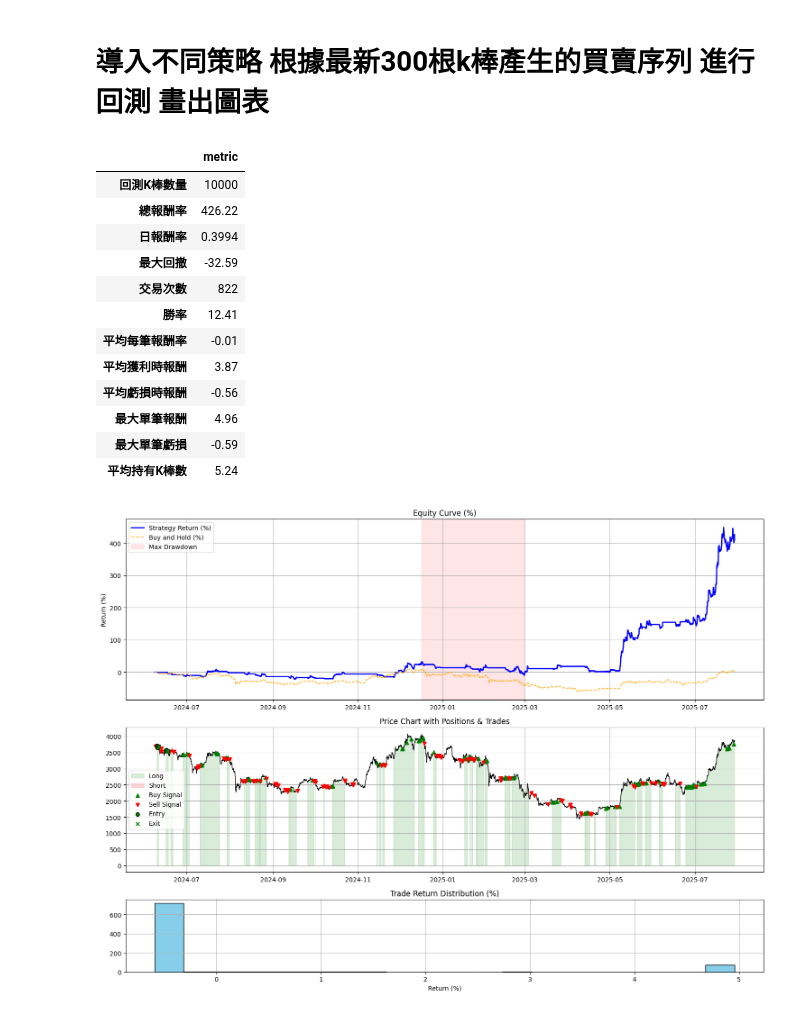
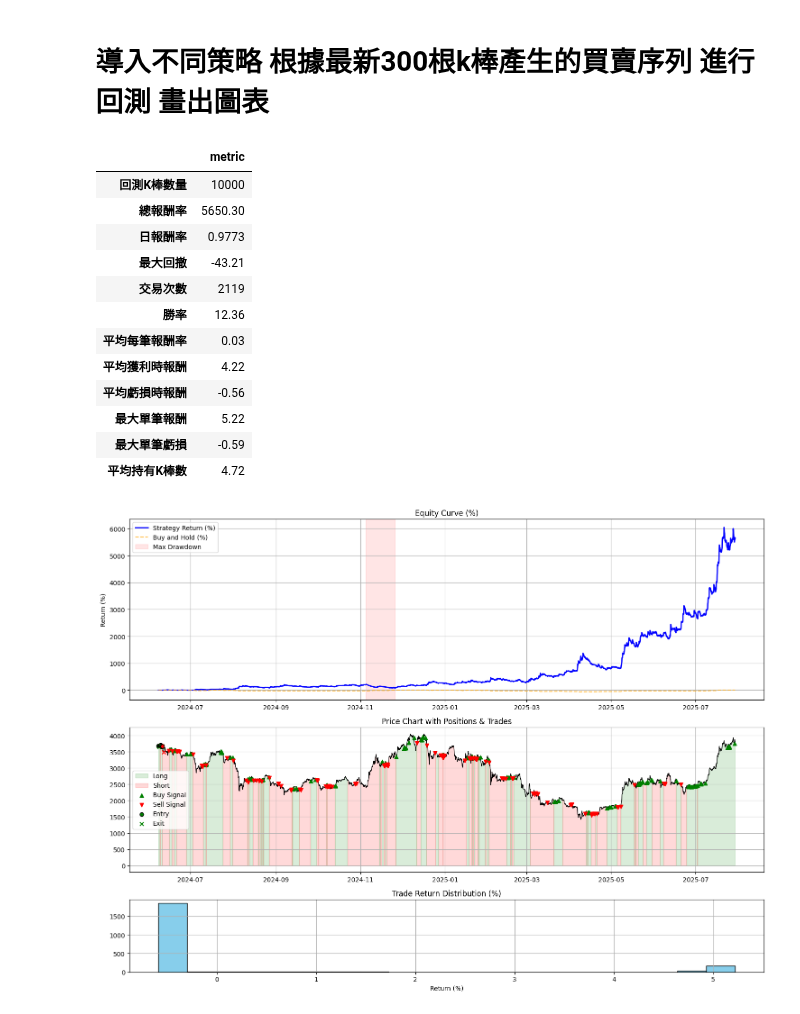
Before and after one commit to skywalker0803r/Vedanta, a Jupyter notebook: backtest_usage.ipynb, the cells around one changed output. Drawn from its saved outputs; the diff is of its cells as text; code cells hidden in the pictures.

```diff
--- a/backtest_usage.ipynb
+++ b/backtest_usage.ipynb
@@ -3,38 +3,39 @@
 # %%
 from Technicalindicatorstrategy import vegas
 from Backtest.backtest import backtest_signals
 from Plot.plot import plot_backtest_result
 import pandas as pd
 from datetime import datetime
 import warnings
 warnings.filterwarnings('ignore')
 
 df_signals = vegas.get_signals('ETHUSDT','1h',datetime.now(),10000)
 
 result = backtest_signals(
     df_signals,
     initial_capital = 33, # 1000台幣
     fee_rate = 0.0004, # 合約手續費
-    leverage = 1, # 槓桿
-    allow_short = False, # 是否做空
+    leverage = 10, # 槓桿
+    allow_short = True, # 是否做空
     stop_loss = 0.005,       # 停損閾值，例如0.05代表5%
     take_profit = 0.05,     # 停利閾值
+    capital_ratio = 0.1, # 每次使用的資金佔比
     max_hold_bars = 1000)  # 最大持有K棒數
 
 display(pd.DataFrame(result['metric'],index=['metric']).T)
 plot_backtest_result(result)
 # %% [output]
 |  | metric |
 | 回測K棒數量 | 10000 |
-| 總報酬率 | 426.22 |
-| 日報酬率 | 0.3994 |
-| 最大回撤 | -32.59 |
-| 交易次數 | 822 |
-| 勝率 | 12.41 |
-| 平均每筆報酬率 | -0.01 |
-| 平均獲利時報酬 | 3.87 |
+| 總報酬率 | 5650.30 |
+| 日報酬率 | 0.9773 |
+| 最大回撤 | -43.21 |
+| 交易次數 | 2119 |
+| 勝率 | 12.36 |
+| 平均每筆報酬率 | 0.03 |
+| 平均獲利時報酬 | 4.22 |
 | 平均虧損時報酬 | -0.56 |
-| 最大單筆報酬 | 4.96 |
+| 最大單筆報酬 | 5.22 |
 | 最大單筆虧損 | -0.59 |
-| 平均持有K棒數 | 5.24 |
+| 平均持有K棒數 | 4.72 |
-[figure, old version]
+[figure, new version]
```
Also changed, not shown: 2 other files.
